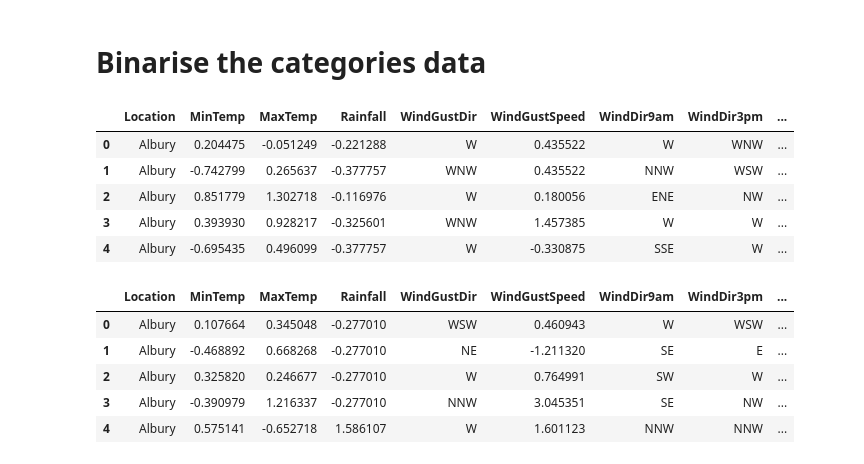
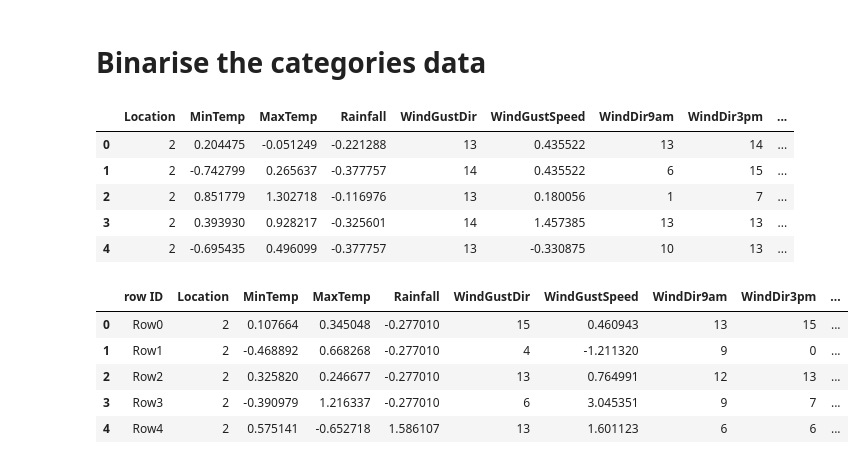
Before and after one commit to huukhang1512/utsDataAnal, a Jupyter notebook: ass3/analyse.ipynb, the cells around one changed output. Drawn from its saved outputs; the diff is of its cells as text; code cells hidden in the pictures.

```diff
--- a/ass3/analyse.ipynb
+++ b/ass3/analyse.ipynb
@@ -119,14 +155,0 @@ def returnListOfNumericCols(data):
-# %%
-# Importing the SimpleImputer class
-from sklearn.impute import SimpleImputer
-
-imputer = SimpleImputer(missing_values = np.nan,strategy ='median')
-
-
-print(testDataset)
-for col in returnListOfNumericCols(dataset):
-        dataset[col] = imputer.fit_transform(dataset[col].values.reshape(-1, 1))
-        testDataset[col] = imputer.fit_transform(testDataset[col].values.reshape(-1, 1))
-# Imputing the data
-
-print("Imputed Data : \n", testDataset)
@@ -215,12 +156,15 @@ dtype: int64
 # %%
+from sklearn.preprocessing import StandardScaler
 
+# create a scaler object
+scaler = StandardScaler()
 
-for col in returnListOfNumericCols(dataset):
-    scalerData = std_scaler.fit_transform(dataset[col].values.reshape(-1, 1))
-    scalerTestData = std_scaler.fit_transform(testDataset[col].values.reshape(-1, 1))
+for col in returnListOfNumericCols(trainingDataset):
+    scalerData = scaler.fit_transform(trainingDataset[col].values.reshape(-1, 1))
+    scalerUnknownData = scaler.fit_transform(unknownDataset[col].values.reshape(-1, 1))
 
-    dataset[col] =  scalerData
-    testDataset[col] = scalerTestData
-print(dataset.shape)
-print(testDataset.shape)
+    trainingDataset[col] =  scalerData
+    unknownDataset[col] = scalerUnknownData
+print(trainingDataset.shape)
+print(unknownDataset.shape)
 # %% [output]
@@ -257,21 +181,30 @@ dataset.head()
 | 4 | Albury | -0.695435 | 0.496099 | -0.377757 | W | -0.330875 | SSE | W | ... |
 # %% [markdown]
 # Binarise the categories data
+# %%
+trainingDataset["RainToday"].replace({"No":0,"Yes":1},inplace = True)
+unknownDataset["RainToday"].replace({"No":0,"Yes":1},inplace = True)
+# %%
+from sklearn.preprocessing import LabelEncoder
+label_encoder = LabelEncoder()
+for col in return_categorical_columns(trainingDataset):
+    trainingDataset[col] = label_encoder.fit_transform(trainingDataset[col])
+    unknownDataset[col] = label_encoder.fit_transform(unknownDataset[col])
 # %%
-dataset.head()
+trainingDataset.head()
 # %% [output]
 |  | Location | MinTemp | MaxTemp | Rainfall | WindGustDir | WindGustSpeed | WindDir9am | WindDir3pm | ... |
-| 0 | Albury | 0.204475 | -0.051249 | -0.221288 | W | 0.435522 | W | WNW | ... |
-| 1 | Albury | -0.742799 | 0.265637 | -0.377757 | WNW | 0.435522 | NNW | WSW | ... |
-| 2 | Albury | 0.851779 | 1.302718 | -0.116976 | W | 0.180056 | ENE | NW | ... |
-| 3 | Albury | 0.393930 | 0.928217 | -0.325601 | WNW | 1.457385 | W | W | ... |
-| 4 | Albury | -0.695435 | 0.496099 | -0.377757 | W | -0.330875 | SSE | W | ... |
+| 0 | 2 | 0.204475 | -0.051249 | -0.221288 | 13 | 0.435522 | 13 | 14 | ... |
+| 1 | 2 | -0.742799 | 0.265637 | -0.377757 | 14 | 0.435522 | 6 | 15 | ... |
+| 2 | 2 | 0.851779 | 1.302718 | -0.116976 | 13 | 0.180056 | 1 | 7 | ... |
+| 3 | 2 | 0.393930 | 0.928217 | -0.325601 | 14 | 1.457385 | 13 | 13 | ... |
+| 4 | 2 | -0.695435 | 0.496099 | -0.377757 | 13 | -0.330875 | 10 | 13 | ... |
 # %%
-testDataset.head()
+unknownDataset.head()
 # %% [output]
-|  | Location | MinTemp | MaxTemp | Rainfall | WindGustDir | WindGustSpeed | WindDir9am | WindDir3pm | ... |
-| 0 | Albury | 0.107664 | 0.345048 | -0.277010 | WSW | 0.460943 | W | WSW | ... |
-| 1 | Albury | -0.468892 | 0.668268 | -0.277010 | NE | -1.211320 | SE | E | ... |
-| 2 | Albury | 0.325820 | 0.246677 | -0.277010 | W | 0.764991 | SW | W | ... |
-| 3 | Albury | -0.390979 | 1.216337 | -0.277010 | NNW | 3.045351 | SE | NW | ... |
-| 4 | Albury | 0.575141 | -0.652718 | 1.586107 | W | 1.601123 | NNW | NNW | ... |
+|  | row ID | Location | MinTemp | MaxTemp | Rainfall | WindGustDir | WindGustSpeed | WindDir9am | WindDir3pm | ... |
+| 0 | Row0 | 2 | 0.107664 | 0.345048 | -0.277010 | 15 | 0.460943 | 13 | 15 | ... |
+| 1 | Row1 | 2 | -0.468892 | 0.668268 | -0.277010 | 4 | -1.211320 | 9 | 0 | ... |
+| 2 | Row2 | 2 | 0.325820 | 0.246677 | -0.277010 | 13 | 0.764991 | 12 | 13 | ... |
+| 3 | Row3 | 2 | -0.390979 | 1.216337 | -0.277010 | 6 | 3.045351 | 9 | 7 | ... |
+| 4 | Row4 | 2 | 0.575141 | -0.652718 | 1.586107 | 13 | 1.601123 | 6 | 6 | ... |
```
Also changed, not shown: parts of 95 cells of this notebook, 1 other file.
